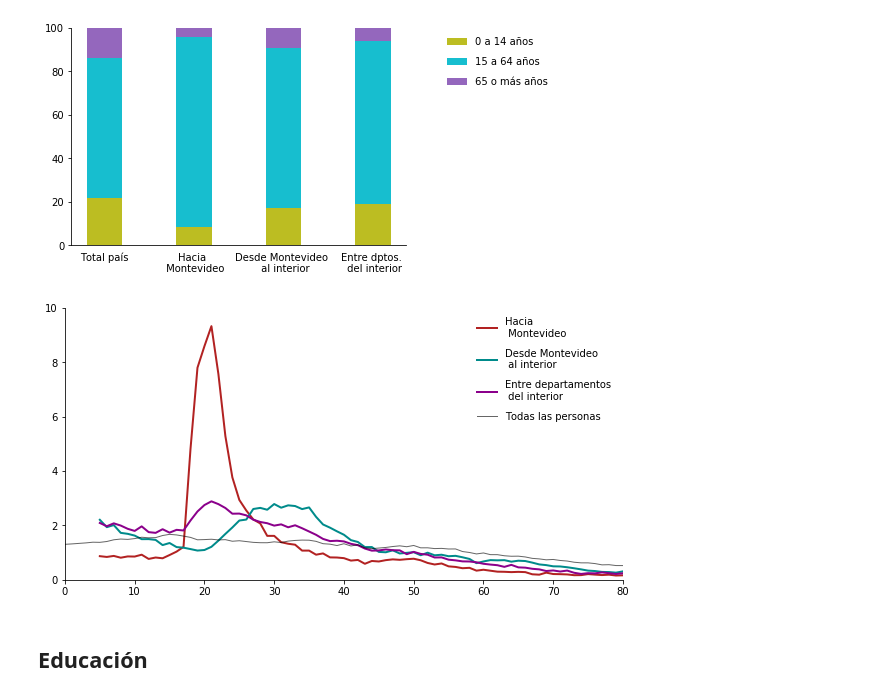
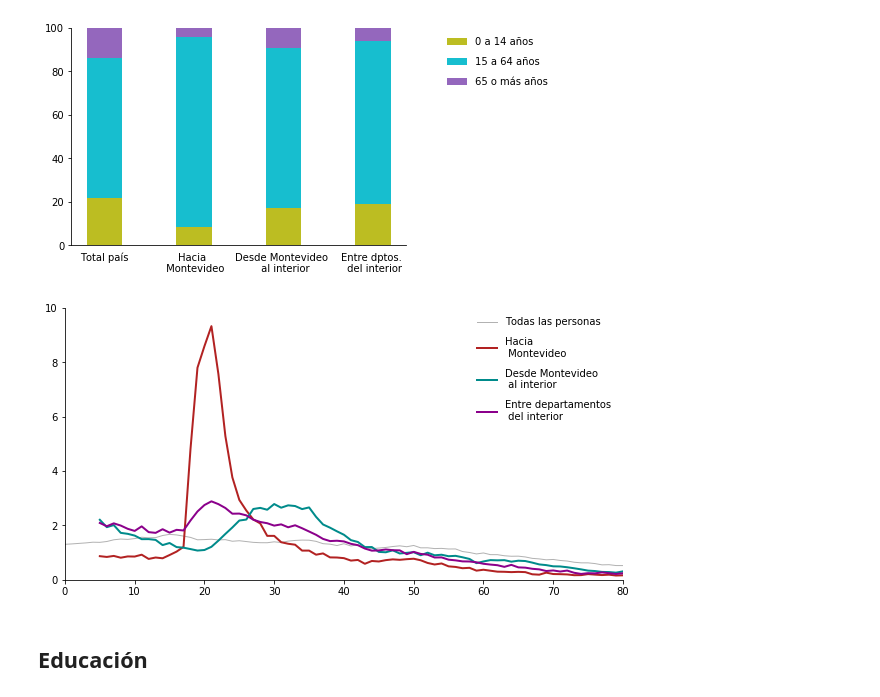
Before and after one commit to guillermodangelo/tesis, a Jupyter notebook: 02-eda.ipynb, the cells around one changed output. Cells and saved outputs as stored; diff of their text form; code cells hidden in the pictures.

```diff
--- a/02-eda.ipynb
+++ b/02-eda.ipynb
@@ -20,6 +20,8 @@ from functions.agrupar_dfs_censo import *
 from functions.graficas import get_bottoms
 from functions.cargar_data import cargar_data_eda
 from functions.func_demograficas import indice_mascul, porcentaje_sexo
+
+metadatos_figs = {'Author': '''Guillermo D'Angelo'''}
 # %%
 # carga datos
 censo, pbi, md = cargar_data_eda()
@@ -396,29 +422,36 @@ edades = [agrupar_por_edades(x, 'PERNA01') for x in lista_dfs]
 # %%
 # ploteo de edades
 fig, ax = plt.subplots(figsize=(10, 5))
 
+# plote líne con valores para todas las personas
+plt.plot(edades_censo.edad,
+         edades_censo.porc_pers,
+         label='Todas las personas',
+         linewidth=1,
+         color='grey',
+         alpha=0.6)
+
+# plotea las otras tres distribuciones
 colors = ['firebrick', 'darkcyan', 'darkmagenta']
 
 [plt.plot(edades[i].edad, edades[i].porc_pers, color=colors[i], label=labels[i], linewidth=2) for i in range(3)]
 
-plt.plot(edades_censo.edad,
-         edades_censo.porc_pers,
-         label='Todas las personas',
-         linewidth=1,
-         color='k',
-         alpha=0.6)
 
 [ax.spines[x].set_visible(False) for x in ["top", "right"]]
 
 plt.legend( loc='upper right', frameon=False, labelspacing=1)
 
 # setea límites de ejex x e y
 plt.ylim(0, 10)
 plt.xlim(0, 80)
 
+plt.savefig('mapas_graficas/eda_006_distribucion_edades.pdf',
+             bbox_inches= 'tight',
+             metadata= metadatos_figs)
+
 plt.show()
 # %% [output]
-[figure, old version]
+[figure, new version]
 # %% [markdown]
 ## **Educación**
 # %%
```
Also changed, not shown: parts of 8 cells of this notebook, 17 other files.
